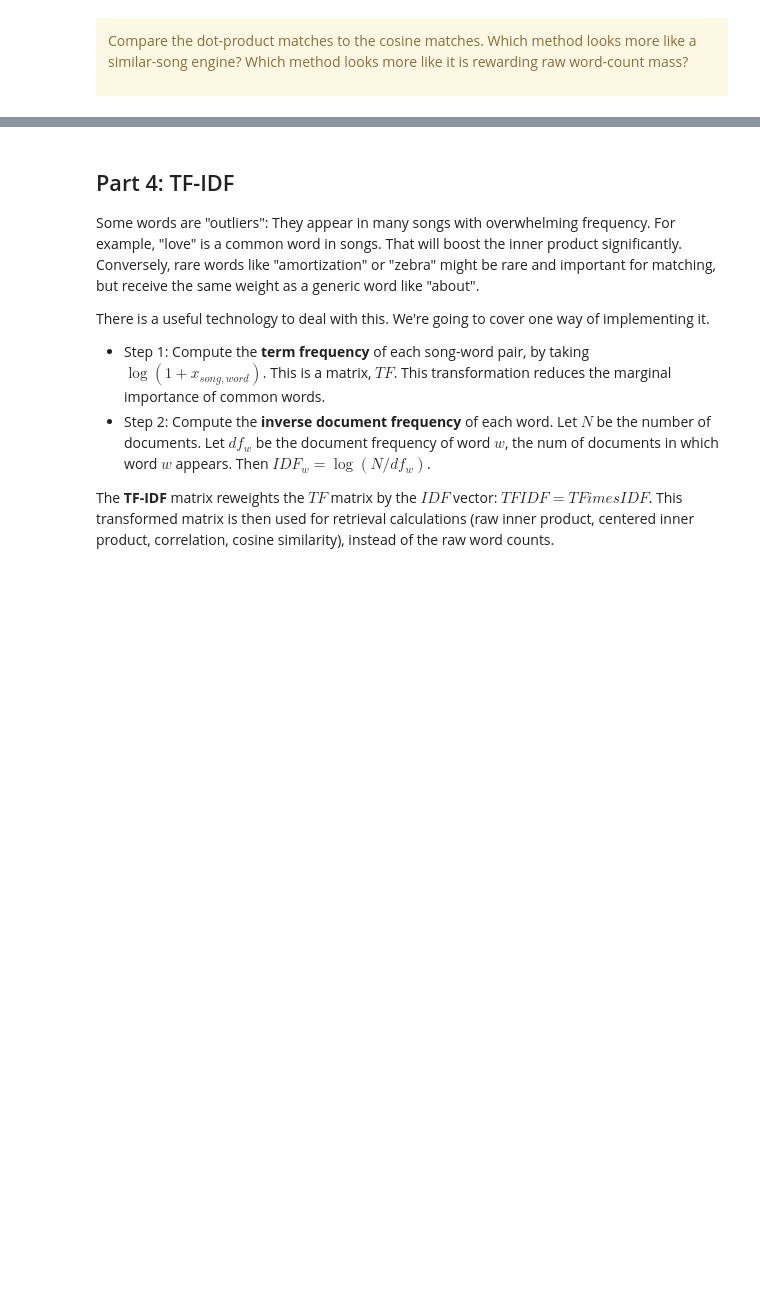
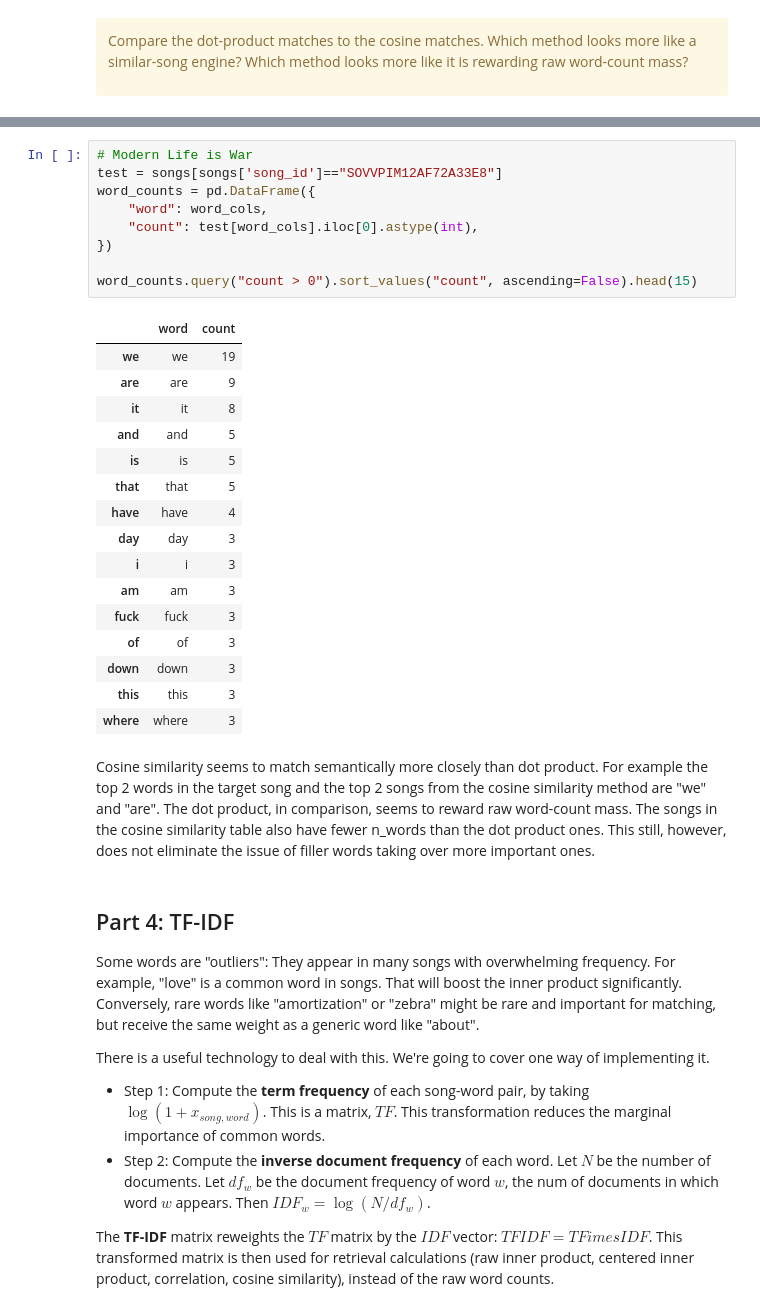
Before and after one commit to hdykens/UU_Lab_Repo, a Jupyter notebook: lab_02_in_class.ipynb, the cells around one changed output, grey strips where cells are left out. Saved outputs shown, nothing was run; the diff lists cells and outputs as text; blank space fills up the shorter version.

```diff
--- a/lab_02_in_class.ipynb
+++ b/lab_02_in_class.ipynb
@@ -363,3 +414,31 @@ Compare the dot-product matches to the cosine matches. Which method looks more l
+# %%
+# Modern Life is War
+test = songs[songs['song_id']=="SOVVPIM12AF72A33E8"]
+word_counts = pd.DataFrame({
+    "word": word_cols,
+    "count": test[word_cols].iloc[0].astype(int),
+})
+
+word_counts.query("count > 0").sort_values("count", ascending=False).head(15)
+# %% [output]
+|  | word | count |
+| we | we | 19 |
+| are | are | 9 |
+| it | it | 8 |
+| and | and | 5 |
+| is | is | 5 |
+| that | that | 5 |
+| have | have | 4 |
+| day | day | 3 |
+| i | i | 3 |
+| am | am | 3 |
+| fuck | fuck | 3 |
+| of | of | 3 |
+| down | down | 3 |
+| this | this | 3 |
+| where | where | 3 |
+# %% [markdown]
+Cosine similarity seems to match semantically more closely than dot product. For example the top 2 words in the target song and the top 2 songs from the cosine similarity method are "we" and "are". The dot product, in comparison, seems to reward raw word-count mass. The songs in the cosine similarity table also have fewer n_words than the dot product ones. This still, however, does not eliminate the issue of filler words taking over more important ones.
 # %% [markdown]
 ## Part 4: TF-IDF
 
```
Also changed, not shown: parts of 3 cells of this notebook.
